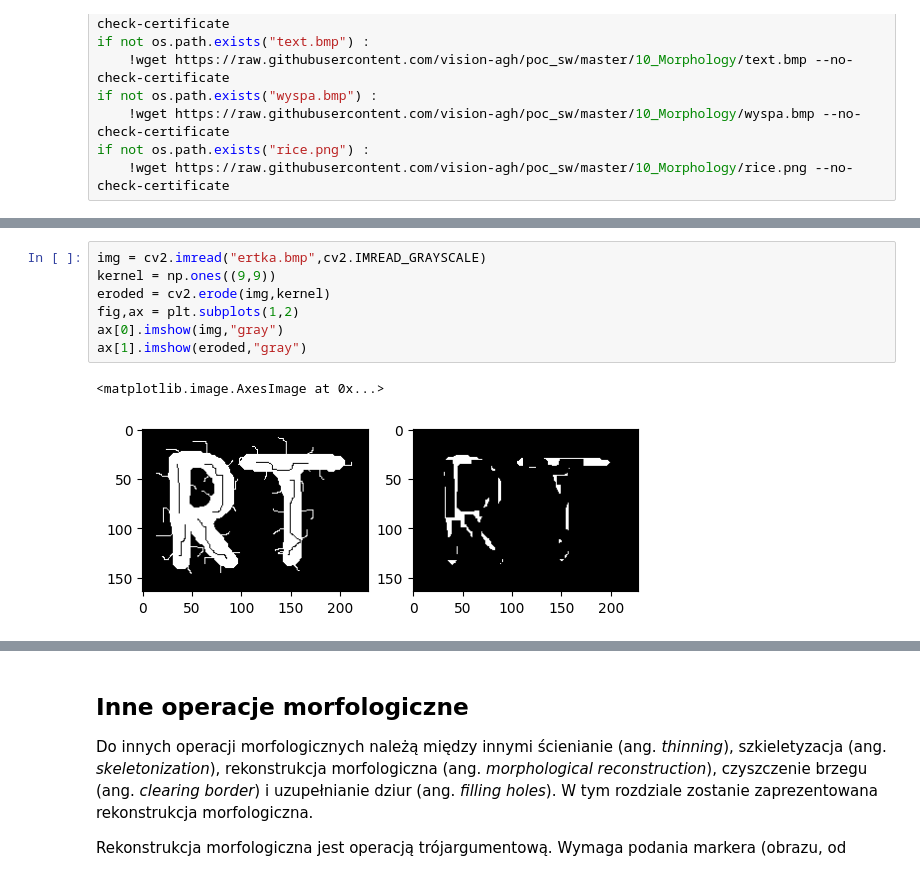
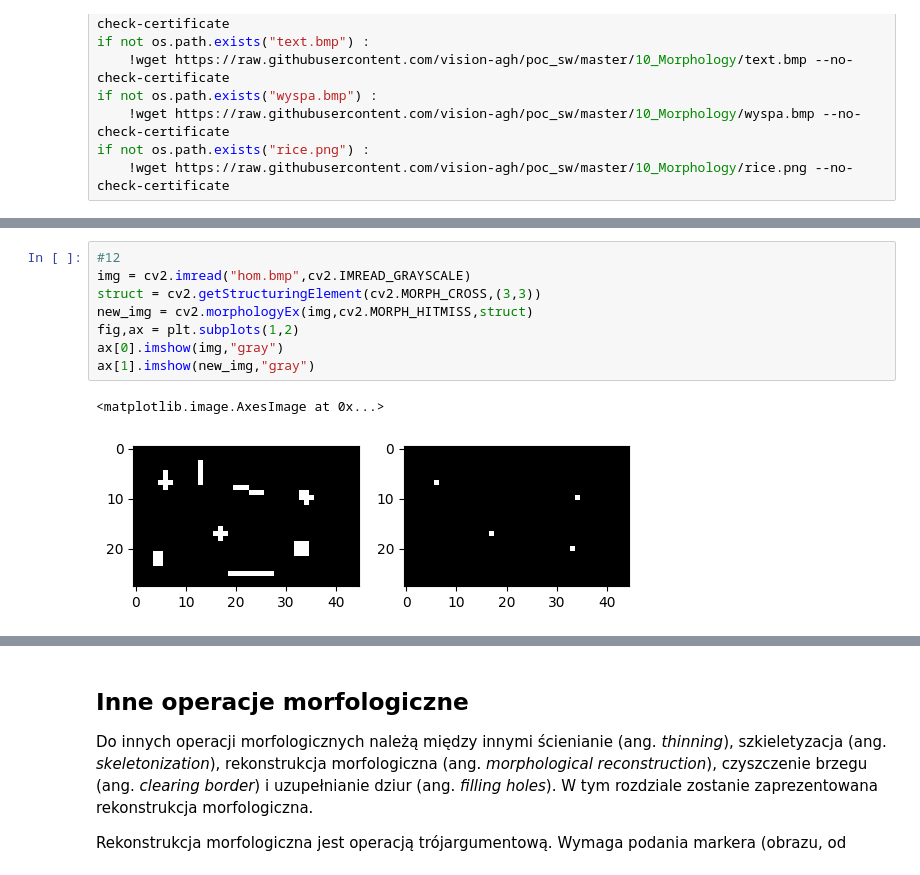
Before and after one commit to kpiotr6/WDCPO, a Jupyter notebook: lab7/11_morphology.ipynb, the cells around one changed output, grey strips where cells are left out. Cells and saved outputs as stored; diff of their text form.

```diff
--- a/lab7/11_morphology.ipynb
+++ b/lab7/11_morphology.ipynb
@@ -124,10 +241,11 @@ ax[1].imshow(eroded,"gray")
 # %%
-img = cv2.imread("ertka.bmp",cv2.IMREAD_GRAYSCALE)
-kernel = np.ones((9,9))
-eroded = cv2.erode(img,kernel)
+#12
+img = cv2.imread("hom.bmp",cv2.IMREAD_GRAYSCALE)
+struct = cv2.getStructuringElement(cv2.MORPH_CROSS,(3,3))
+new_img = cv2.morphologyEx(img,cv2.MORPH_HITMISS,struct)
 fig,ax = plt.subplots(1,2)
 ax[0].imshow(img,"gray")
-ax[1].imshow(eroded,"gray")
+ax[1].imshow(new_img,"gray")
 # %% [output]
 <matplotlib.image.AxesImage at 0x...>
-[figure, old version]
+[figure, new version]
```
Also changed, not shown: parts of 30 cells of this notebook, 1 other file.
